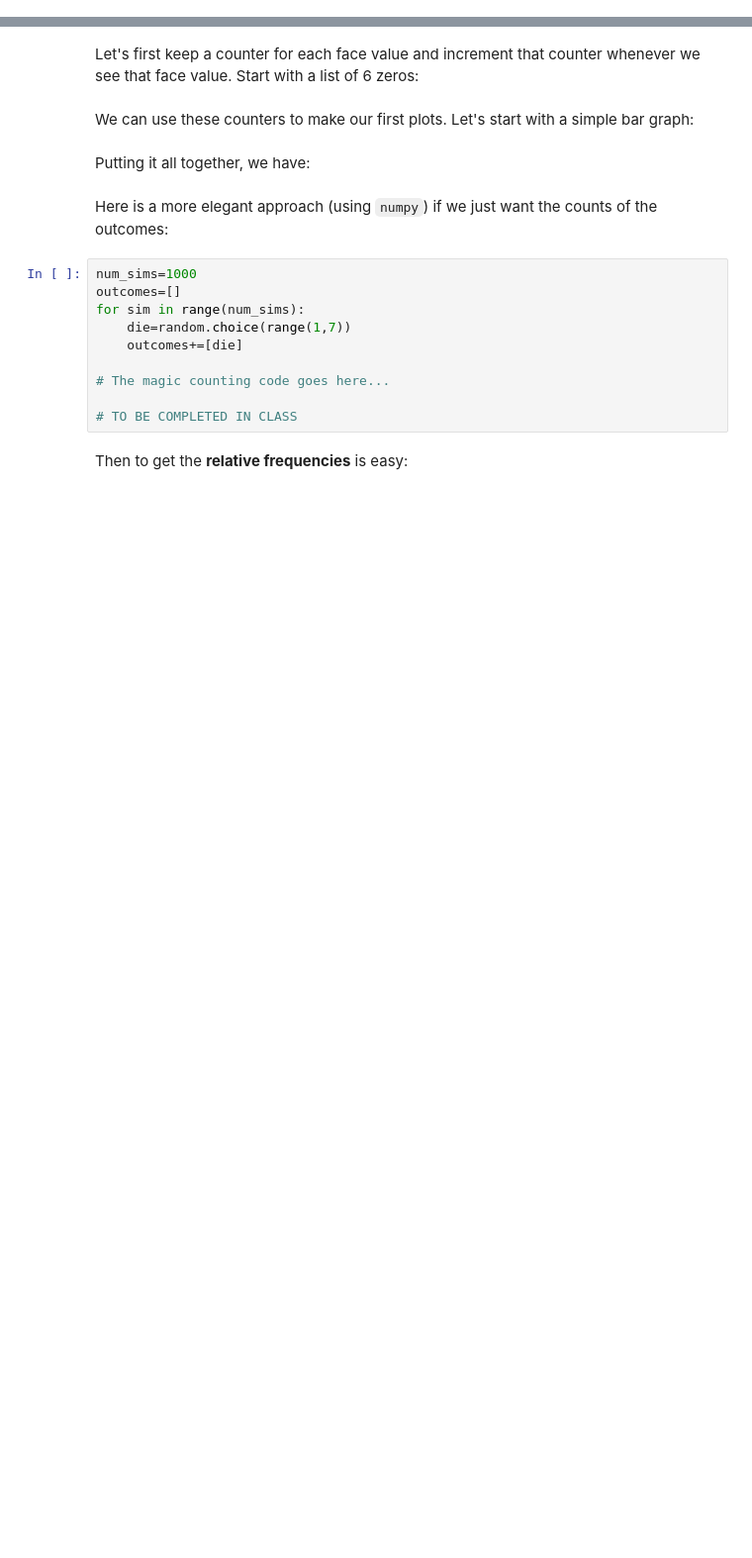
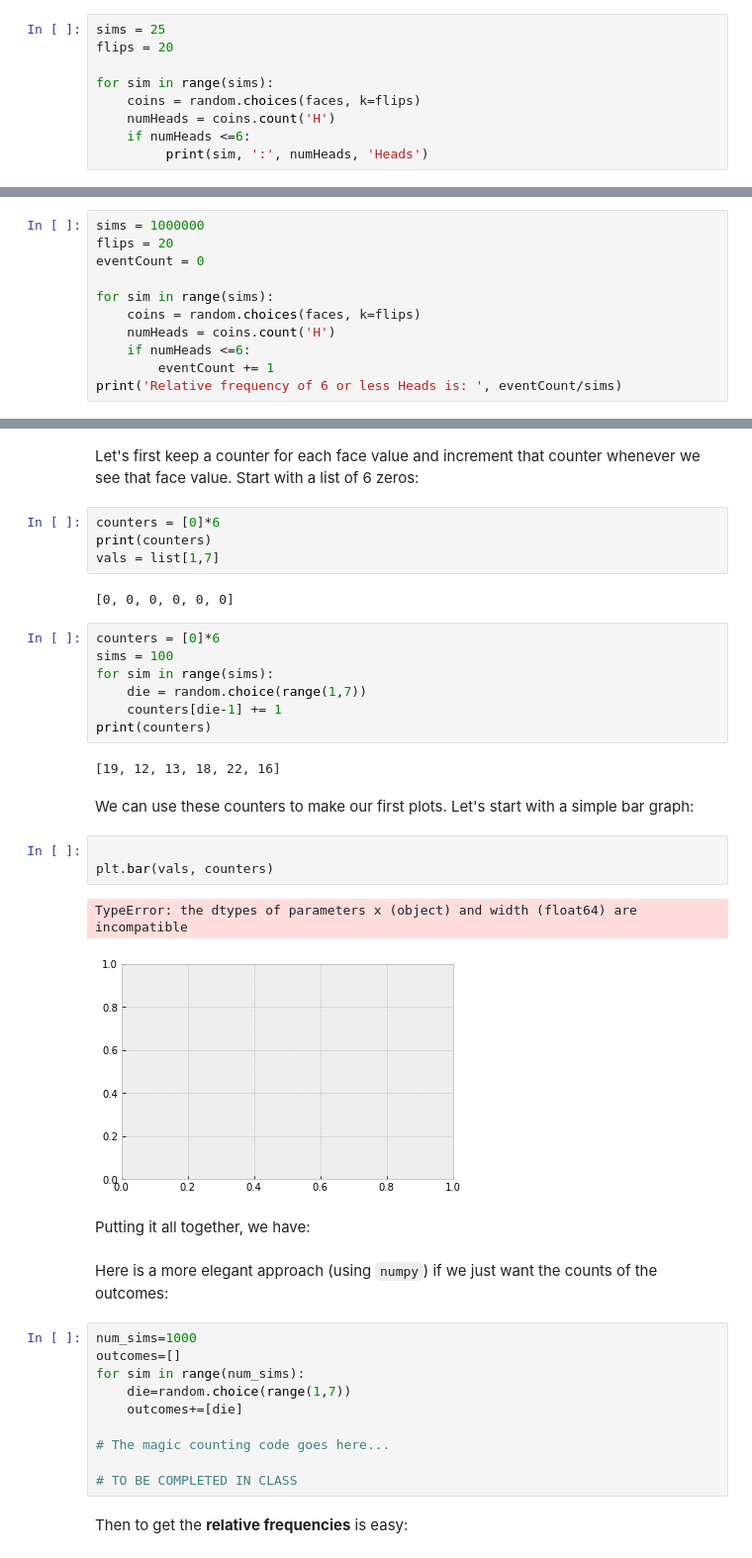
Before and after one commit to maxpetlick/Lectures, a Jupyter notebook: Lecture02/Lecture02.ipynb, the cells around one changed output, grey strips where cells are left out. Shown at 99% size. Drawn from its saved outputs; the diff is of its cells as text; blank space fills up the shorter version.

```diff
--- a/Lecture02/Lecture02.ipynb
+++ b/Lecture02/Lecture02.ipynb
@@ -117,3 +159,12 @@ Let's build simulations of our coin flip experiment and learn about some Python
 Running this repeatedly is a pain! Fortunately, the computer can automatically run it for us:
 # %% [markdown]
 Suppose we want to see how often 6 or fewer heads occurs. We can reduce the printing by only printing those extreme events:
+# %%
+sims = 25
+flips = 20
+
+for sim in range(sims):
+    coins = random.choices(faces, k=flips)
+    numHeads = coins.count('H')
+    if numHeads <=6:
+         print(sim, ':', numHeads, 'Heads')
@@ -127,3 +181,14 @@ The <strong>relative frequency</strong> of an event is the number of times that
 </div>
 # %% [markdown]
 Let's modify the experiment to calculate the relative frequency of getting 6 or fewer heads on 20 flips of a fair coin:
+# %%
+sims = 1000000
+flips = 20
+eventCount = 0
+
+for sim in range(sims):
+    coins = random.choices(faces, k=flips)
+    numHeads = coins.count('H')
+    if numHeads <=6:
+        eventCount += 1
+print('Relative frequency of 6 or less Heads is: ', eventCount/sims)
@@ -197,7 +269,28 @@ But first let's see how to count the number of occurrences of each outcome:
 # %% [markdown]
 Let's first keep a counter for each face value and increment that counter whenever we see that face value. Start with a list of 6 zeros:
+# %%
+counters = [0]*6
+print(counters)
+vals = list[1,7]
+# %% [output]
+[0, 0, 0, 0, 0, 0]
+# %%
+counters = [0]*6
+sims = 100
+for sim in range(sims):
+    die = random.choice(range(1,7))
+    counters[die-1] += 1
+print(counters)
+# %% [output]
+[19, 12, 13, 18, 22, 16]
 # %% [markdown]
 We can use these counters to make our first plots. Let's start with a simple bar graph:
+# %%
+
+plt.bar(vals, counters)
+# %% [output]
+TypeError: the dtypes of parameters x (object) and width (float64) are incompatible
+[figure, added]
 # %% [markdown]
 Putting it all together, we have:
 # %% [markdown]
```
Also changed, not shown: parts of 15 cells of this notebook.
